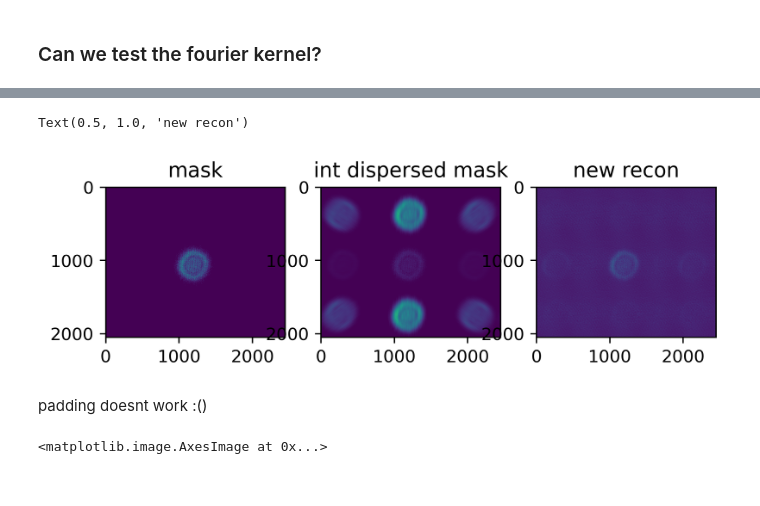
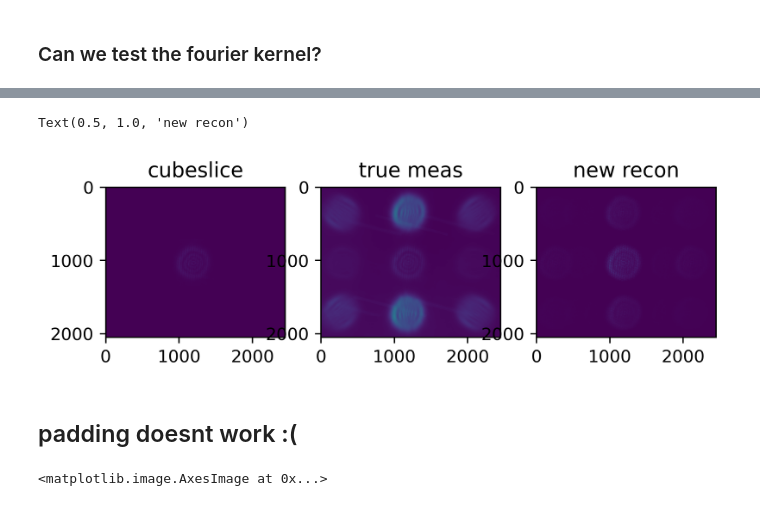
Before and after one commit to sunnyhoward/SCI, a Jupyter notebook: forward/fourier/example.ipynb, the cells around one changed output, grey strips where cells are left out. Drawn from its saved outputs; the diff is of its cells as text; code cells hidden in the pictures.

```diff
--- a/forward/fourier/example.ipynb
+++ b/forward/fourier/example.ipynb
@@ -52,15 +43,16 @@ signal_fft_21 = signal_fft_21 / np.max(signal_fft_21)
 # %%
 #simulate the measurement
-cube = torch.tensor(signal_fft_21).unsqueeze(0).permute(0,3,1,2)
-kernel9 = torch.tensor(kernel).unsqueeze(0).permute(0,3,1,2)
-
-shift_info = {'kernel':kernel9}
+shift_info = {'kernel':kernel}
 
 measurement = torch.abs(method.calc_psi_z(torch.ones_like(cube),cube,shift_info))
 recovered = torch.abs(method.calc_psiT_g(torch.ones_like(cube),measurement,shift_info))
 
-fig,ax = plt.subplots(1,3,dpi=350)
+recovered_wmask = torch.abs(method.calc_psiT_g(dispersed_mask,measurement,shift_info))
+
+
+fig,ax = plt.subplots(1,4,dpi=350)
 ax[0].imshow(cube[0,10,:]);ax[0].set_title('Original')
 ax[1].imshow(measurement[0]); ax[1].set_title('Measurement')
-ax[2].imshow(recovered[0,10,:]); ax[2].set_title('Recovered')
+ax[2].imshow(recovered[0,10,:]); ax[2].set_title('Recon')
+ax[3].imshow(recovered_wmask[0,10,:]); ax[3].set_title('Recon w/ mask')
 # %% [output]
@@ -70,0 +63,12 @@ Text(0.5, 1.0, 'Recovered')
+# %%
+from models.helper import FTSDataset
+blamask = torch.zeros_like(cube)
+sx,sy = cube.shape[2:]
+
+blamask[...,sx//2-320:sx//2+320,sy//2-320:sy//2+320] = 1
+undisp_cube = cube * blamask
+
+
+dataset = FTSDataset(undispersed_cube=undisp_cube, spectra = spectras, crop=False)
+
+x,y  = dataset[[0,1]]
@@ -71,27 +88,16 @@ Text(0.5, 1.0, 'Recovered')
 # %%
-#make a bullshit mask
-flat_cube = torch.sum(cube,dim=1)
-mask = (flat_cube>0.1*torch.max(flat_cube)).unsqueeze(1).float()
-mask = torch.tile(mask,(1,21,1,1))
-
-
-#disperse it
-dispersed_mask = torch.abs(method.disperser.disperse_all_orders(mask,kernel9))
-dispersed_mask[dispersed_mask<0.01] = 0
-
-
-recovered = torch.abs(method.calc_psiT_g(dispersed_mask,measurement,shift_info))
+recovered = torch.abs(method.calc_psiT_g(dispersed_mask,x,shift_info))
 
 fig,ax = plt.subplots(1,3,dpi=350)
 
-ax[0].imshow(mask[0,10,:]); ax[0].set_title('mask')
-ax[1].imshow(torch.sum(dispersed_mask,dim=1)[0]); ax[1].set_title('int dispersed mask')
+ax[0].imshow(y[0,10,:]); ax[0].set_title('cubeslice')
+ax[1].imshow(x[0]); ax[1].set_title('true meas')
 ax[2].imshow(recovered[0,10,:]); ax[2].set_title('new recon')
 # %% [output]
 Text(0.5, 1.0, 'new recon')
-[figure, old version]
+[figure, new version]
 # %% [markdown]
-padding doesnt work :()
+## padding doesnt work :(
 # %%
 nx,ny = cube.shape[2:]
 pad_x = int(np.ceil(nx/2))
```
Also changed, not shown: parts of 9 cells of this notebook, 2 other files.
